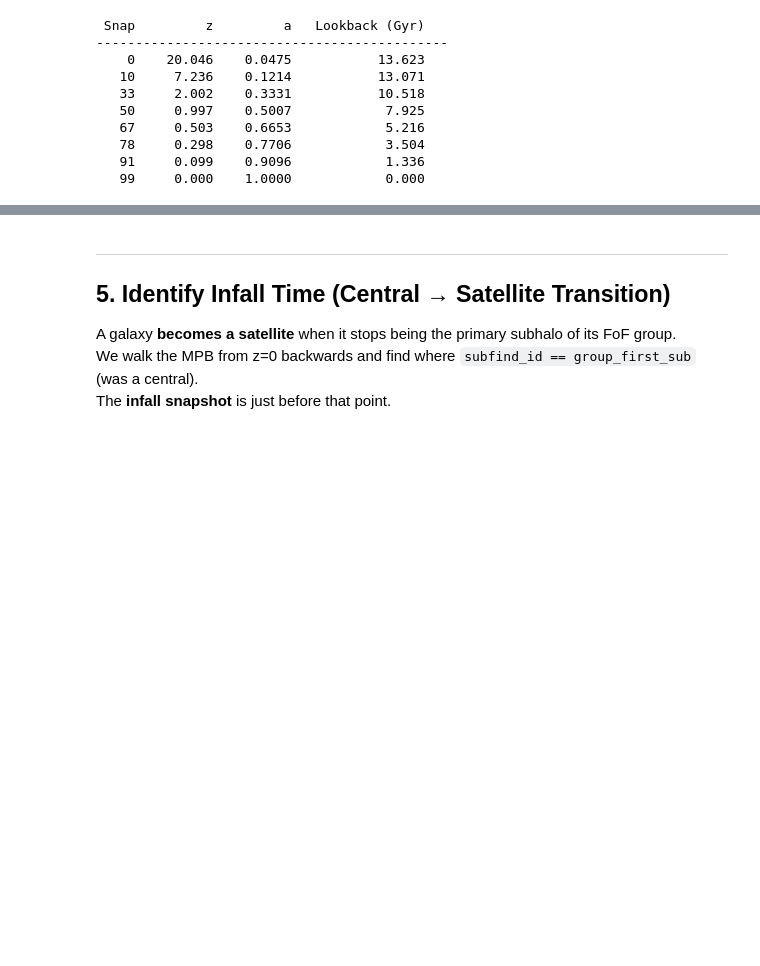
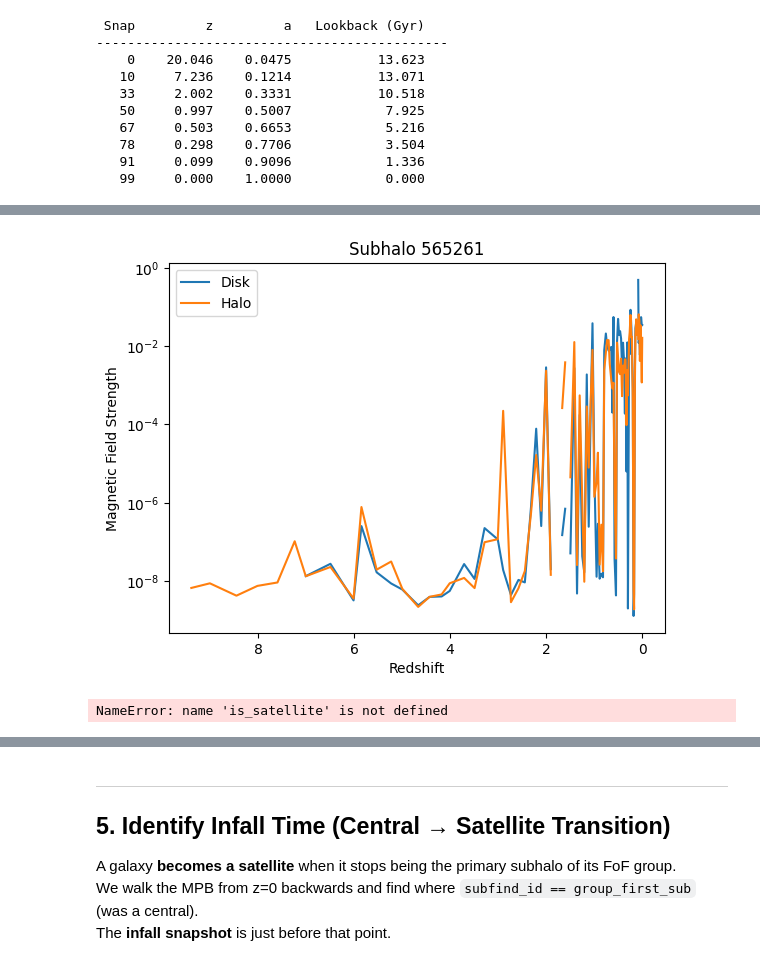
Before and after one commit to Adelphi-TNG100-Project/Numerical_methods_Project, a Jupyter notebook: TNGWorkshop/magnetic_field_analysis2.ipynb, the cells around one changed output, grey strips where cells are left out. Drawn from its saved outputs; the diff is of its cells as text; code cells hidden in the pictures; blank space fills up the shorter version.

```diff
--- a/TNGWorkshop/magnetic_field_analysis2.ipynb
+++ b/TNGWorkshop/magnetic_field_analysis2.ipynb
@@ -109,2 +109,48 @@ dict_keys(['snap', 'id', 'bhmdot', 'cm_x', 'cm_y', 'cm_z', 'gasmetallicity', 'ga
+# %%
+def plot_magnetic_field(subID, snapnum=99):
+
+    subTreeFile = iapi.gettree(snapnum, subID)
+
+    import h5py
+    import numpy as np
+    import matplotlib.pyplot as plt
+
+    with h5py.File(subTreeFile, 'r') as f:
+        snaps = np.array(f['SnapNum'])
+        B_disk = np.array(f['SubhaloBfldDisk'])
+        B_halo = np.array(f['SubhaloBfldHalo'])
+
+    # clean invalid values
+    B_disk = np.where(B_disk > 0, B_disk, np.nan)
+    B_halo = np.where(B_halo > 0, B_halo, np.nan)
+
+    # convert to redshift
+    z = np.array(iapi.getredshift(snaps))
+
+    # sort properly
+    order = np.argsort(z)
+    z = z[order]
+    B_disk = B_disk[order]
+    B_halo = B_halo[order]
+
+    # plot
+    plt.figure()
+    plt.plot(z, B_disk, label='Disk')
+    plt.plot(z, B_halo, label='Halo')
+
+    plt.xlabel('Redshift')
+    plt.ylabel('Magnetic Field Strength')
+    plt.yscale('log')
+    plt.gca().invert_xaxis()
+
+    plt.title(f'Subhalo {subID}')
+    plt.legend()
+    plt.show()
+# %%
+plot_magnetic_field(565261)
+print("Is satellite?", is_satellite(565261))
+# %% [output]
+[figure, added]
+NameError: name 'is_satellite' is not defined
 # %%
 def query_satellites(snap=99, stellar_mass_min_log=9.5, stellar_mass_max_log=11.5, limit=20):
```
Also changed, not shown: parts of 10 cells of this notebook, 2 other files.
